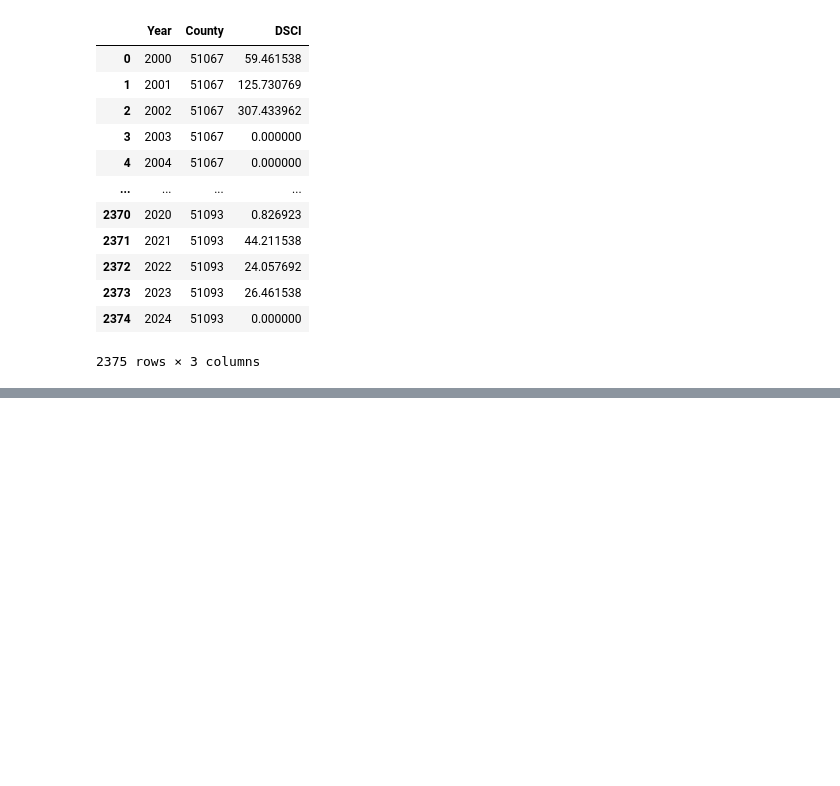
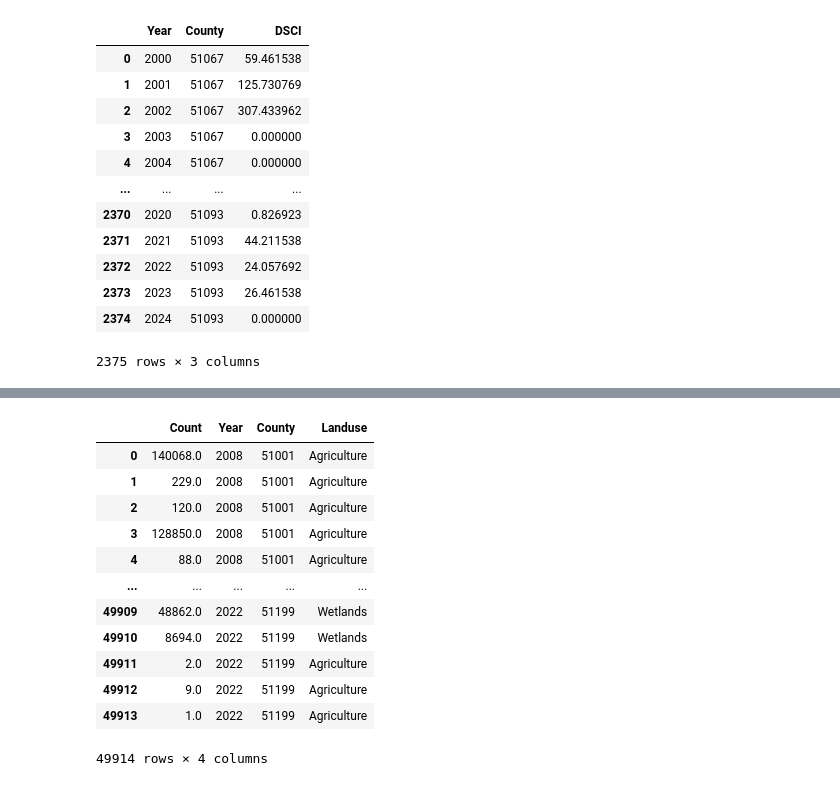
Before and after one commit to hrnur/uvaeicapstone, a Jupyter notebook: all-county-data.ipynb, the cells around one changed output, grey strips where cells are left out. Cells and saved outputs as stored; diff of their text form; code cells hidden in the pictures; blank space fills up the shorter version.

```diff
--- a/all-county-data.ipynb
+++ b/all-county-data.ipynb
@@ -226,0 +347,16 @@ final_df
+# %%
+crops
+# %% [output]
+|  | Count | Year | County | Landuse |
+| 0 | 140068.0 | 2008 | 51001 | Agriculture |
+| 1 | 229.0 | 2008 | 51001 | Agriculture |
+| 2 | 120.0 | 2008 | 51001 | Agriculture |
+| 3 | 128850.0 | 2008 | 51001 | Agriculture |
+| 4 | 88.0 | 2008 | 51001 | Agriculture |
+| ... | ... | ... | ... | ... |
+| 49909 | 48862.0 | 2022 | 51199 | Wetlands |
+| 49910 | 8694.0 | 2022 | 51199 | Wetlands |
+| 49911 | 2.0 | 2022 | 51199 | Agriculture |
+| 49912 | 9.0 | 2022 | 51199 | Agriculture |
+| 49913 | 1.0 | 2022 | 51199 | Agriculture |
+49914 rows × 4 columns
```
Also changed, not shown: parts of 20 cells of this notebook, 1 other file.
